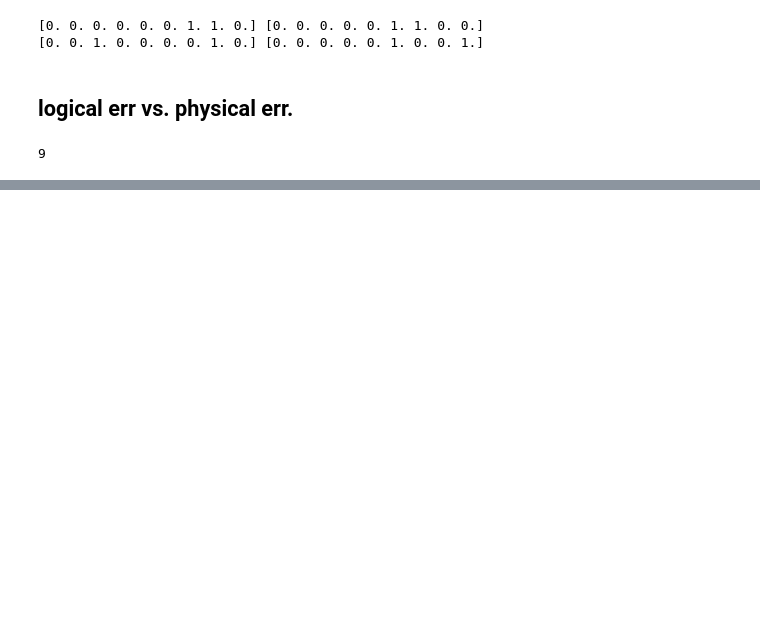
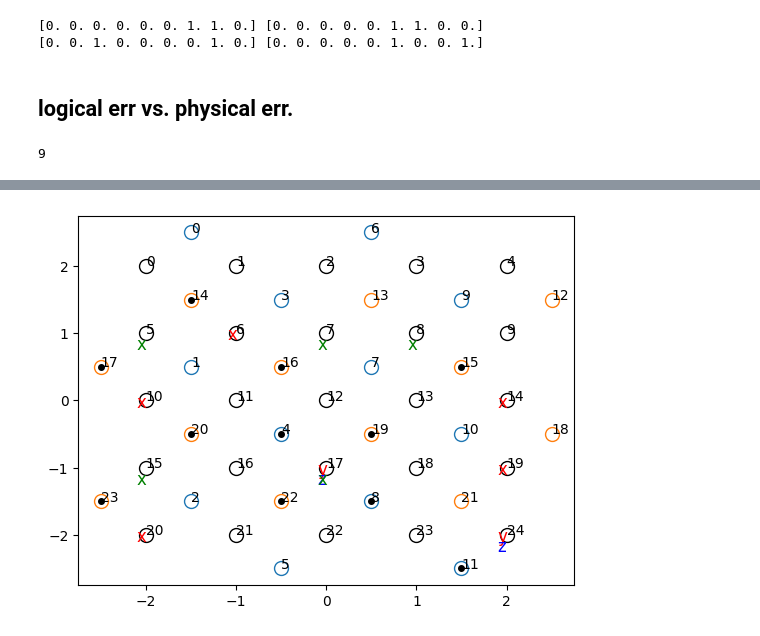
Before and after one commit to hassan-shap/MLqec, a Jupyter notebook: sc_simple_decoder.ipynb, the cells around one changed output, grey strips where cells are left out. Drawn from its saved outputs; the diff is of its cells as text; code cells hidden in the pictures; blank space fills up the shorter version.

```diff
--- a/sc_simple_decoder.ipynb
+++ b/sc_simple_decoder.ipynb
@@ -502,0 +563,86 @@ plt.plot(p_err_list, logical_err_list.mean(axis=(2,3)))
+# %%
+import pymatching
+from code_utils import code_initialization, idx_to_coord
+
+# d = 3
+# q_list, sx_list, sz_list = idx_to_coord(d)
+plotter(q_list,color="k")
+plotter(sx_list,color="C0")
+plotter(sz_list,color="C1")
+
+stab_matrices, s_mat, logicals = code_initialization(d)
+x_stab_to_c,z_stab_to_c,sx_list,sz_list = stab_matrices
+# p_err = 0.15
+
+weights = np.ones(d**2) * np.log((1-p_err)/p_err)
+ind = (d**2-1)//2
+matching_x = pymatching.Matching(s_mat[:ind,:d**2],spacelike_weights=weights)
+matching_z = pymatching.Matching(s_mat[ind:,d**2:],spacelike_weights=weights)
+
+# pauli = [0,1,2,3] # I X Z Y
+# err_instance = np.array(random.choices(pauli, [1-p_err,p_err/3,p_err/3,p_err/3], k=d**2))
+# x_err = np.argwhere(err_instance==1)[:,0]
+# z_err = np.argwhere(err_instance==2)[:,0]
+# y_err = np.argwhere(err_instance==3)[:,0]
+
+for qubit in x_err:
+    x,y = q_list[f"{qubit}"]
+    plt.text(x-0.1,y-0.1,"x",fontsize=12, color="red")
+
+for qubit in z_err:
+    x,y = q_list[f"{qubit}"]
+    plt.text(x-0.1,y-0.1,"z",fontsize=12, color="red")
+
+for qubit in y_err:
+    x,y = q_list[f"{qubit}"]
+    plt.text(x-0.1,y-0.1,"y",fontsize=12, color="red")
+
+print(err_instance)
+err_vec = np.zeros(2*d**2)
+err_vec[x_err] = 1
+err_vec[d**2 + z_err] = 1
+err_vec[y_err] = 1
+err_vec[d**2 + y_err] = 1
+
+comm_mat = np.kron([[0,1],[1,0]],np.eye(d**2))
+# print(err_vec[:d**2],err_vec[d**2:])
+# err_vec = np.zeros(2*d**2)
+syndrome = (s_mat@ (comm_mat @err_vec)) % 2
+# # synd_x_inds = np.argwhere(syndrome_x_orig > 0)
+# print(np.argwhere(syndrome>0)[:,0])
+active_syndrome_idx = np.argwhere(syndrome>0)[:,0]
+s_list = sx_list | sz_list
+for idx in (active_syndrome_idx):
+    x, y = s_list[f"{idx}"]
+    plt.plot(x,y,"ko",markersize=4,markerfacecolor="black")
+
+syndrome_x = syndrome[:ind]
+syndrome_z = syndrome[ind:]
+
+# recovery_x, recovery_z = decoder(d, active_syndrome_idx)
+recovery_x = matching_x.decode(syndrome_x)
+recovery_z = matching_z.decode(syndrome_z)
+# print(recovery[:d**2])
+# print(recovery[d**2:])
+# print(recovery_x)
+for qubit, err_val in enumerate(recovery_x):
+    if err_val>0:
+        x,y = q_list[f"{qubit}"]
+        plt.text(x-0.1,y-0.25,"z",fontsize=12, color="blue")
+
+for qubit, err_val in enumerate(recovery_z):
+    if err_val>0:
+        x,y = q_list[f"{qubit}"]
+        plt.text(x-0.1,y-0.25,"x",fontsize=12, color="green")
+
+idx_recovery_z = np.argwhere(recovery_z>0)[:,0]
+idx_recovery_x = np.argwhere(recovery_x>0)[:,0]
+
+err_rec = np.copy(err_vec)
+err_rec[idx_recovery_z] += 1
+err_rec[d**2 + idx_recovery_x] += 1
+err_rec %= 2
+
+logical_err = logicals@ (comm_mat @ err_rec) % 2
+print(logical_err)
+# %% [output]
@@ -502,0 +651 @@ plt.plot(p_err_list, logical_err_list.mean(axis=(2,3)))
+[figure, added]
```
Also changed, not shown: parts of 12 cells of this notebook, 17 other files.
